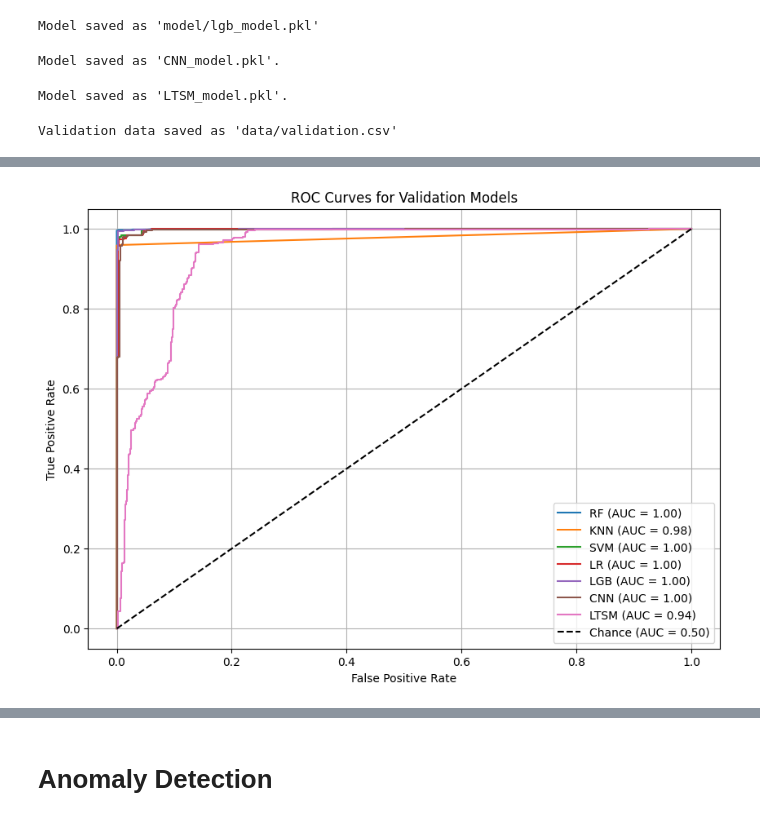
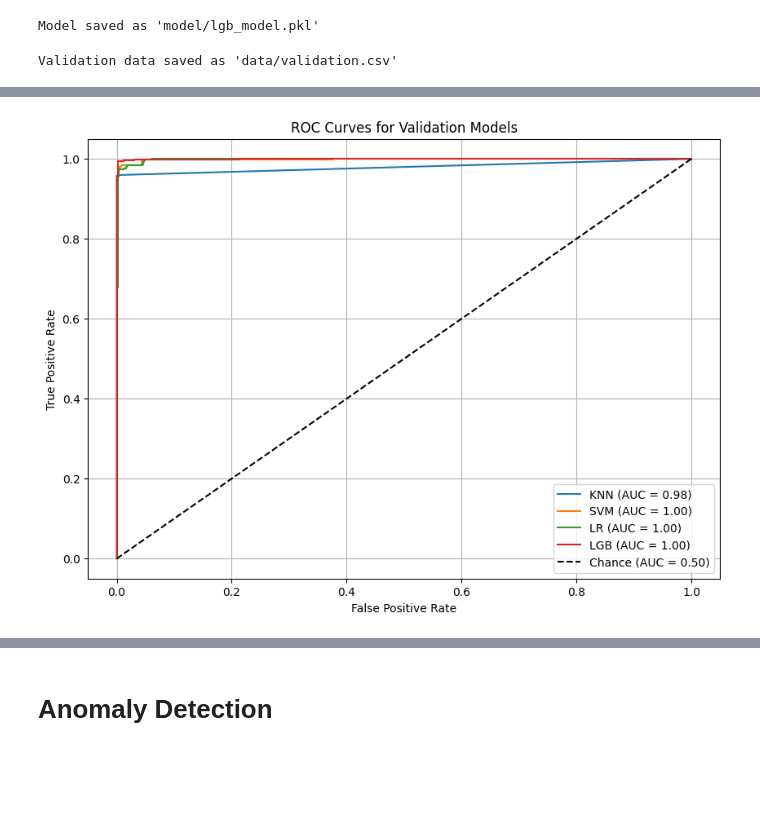
Before and after one commit to Sriphani2001/rt_ids_http, a Jupyter notebook: Httpflood.ipynb, the cells around one changed output, grey strips where cells are left out. Saved outputs shown, nothing was run; the diff lists cells and outputs as text; code cells hidden in the pictures; blank space fills up the shorter version.

```diff
--- a/Httpflood.ipynb
+++ b/Httpflood.ipynb
@@ -811,22 +669,5 @@ with open("model/lgb_model.pkl", "wb") as file:
 print(f"Model saved as 'model/lgb_model.pkl' ")
 # %% [output]
 Model saved as 'model/lgb_model.pkl'
-# %%
-
-with open("model/CNN_model.pkl", "wb") as file:
-    pickle.dump(cnn_model, file)
-
-print("Model saved as 'CNN_model.pkl'.")
-# %% [output]
-Model saved as 'CNN_model.pkl'.
-# %%
-
-
-with open("model/LTSM_model.pkl", "wb") as file:
-    pickle.dump(lstm_model, file)
-
-print("Model saved as 'LTSM_model.pkl'.")
-# %% [output]
-Model saved as 'LTSM_model.pkl'.
 # %%
 xval_data = pd.DataFrame(X_val, columns=DDoS_attack_data.drop(columns=["Label_cleaned"]).columns)
@@ -854,14 +695,11 @@ X_val_scaled = scaler.fit_transform(X_val)  # Scale X_val directly
 
 # Load and evaluate models
 model_paths = {
-    "RF": "model/rf_model.pkl",
     "KNN":"model/KNN_model.pkl",
     "SVM": "model/svm_model.pkl",
     "LR": "model/log_reg_model.pkl",
     "LGB": "model/lgb_model.pkl",
-    # DEEP LEARNING MODELS
-    "CNN": "model/CNN_model.pkl",
-    "LTSM": "model/LTSM_model.pkl"
+
 }
 
 results = []
@@ -921,4 +757,4 @@ results_df.sort_values(by="AUC", ascending=False, inplace=True)  # Sort by AUC
-[figure, old version]
+[figure, new version]
 # %%
 results_df
 # %% [output]
```
Also changed, not shown: parts of 19 cells of this notebook, 18 other files.
